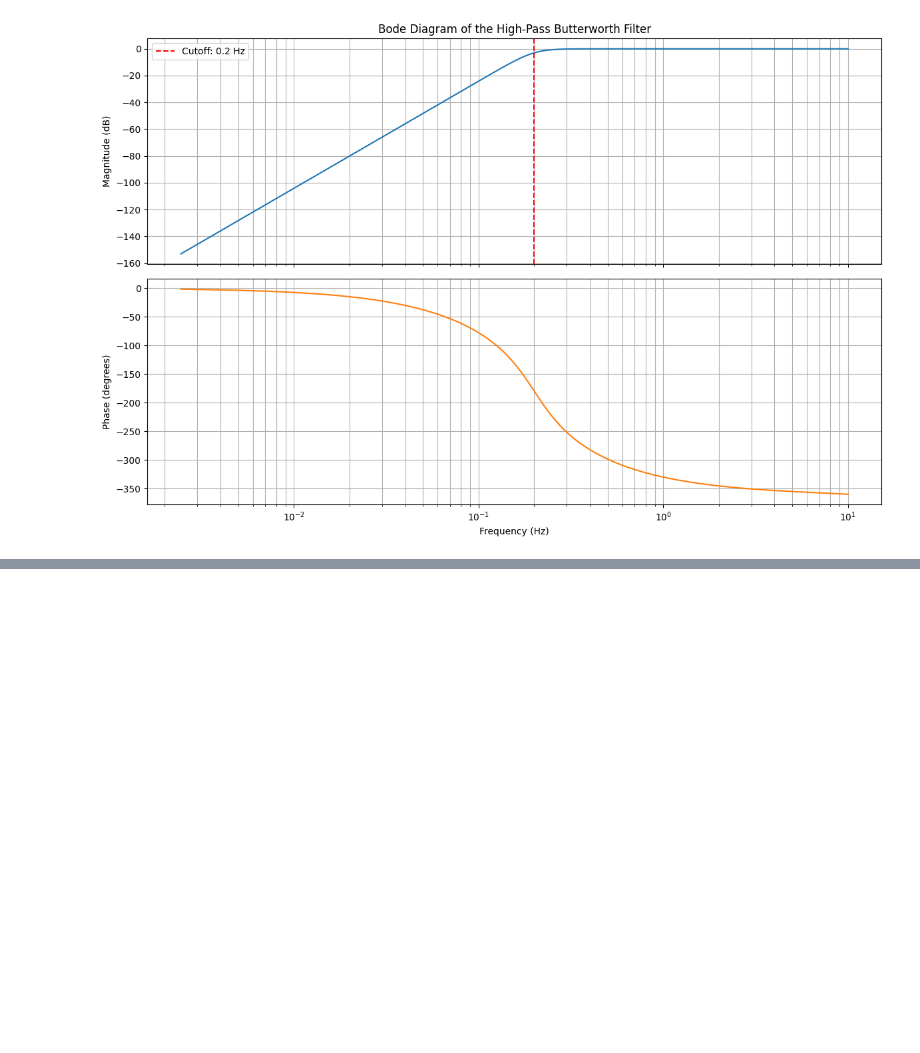
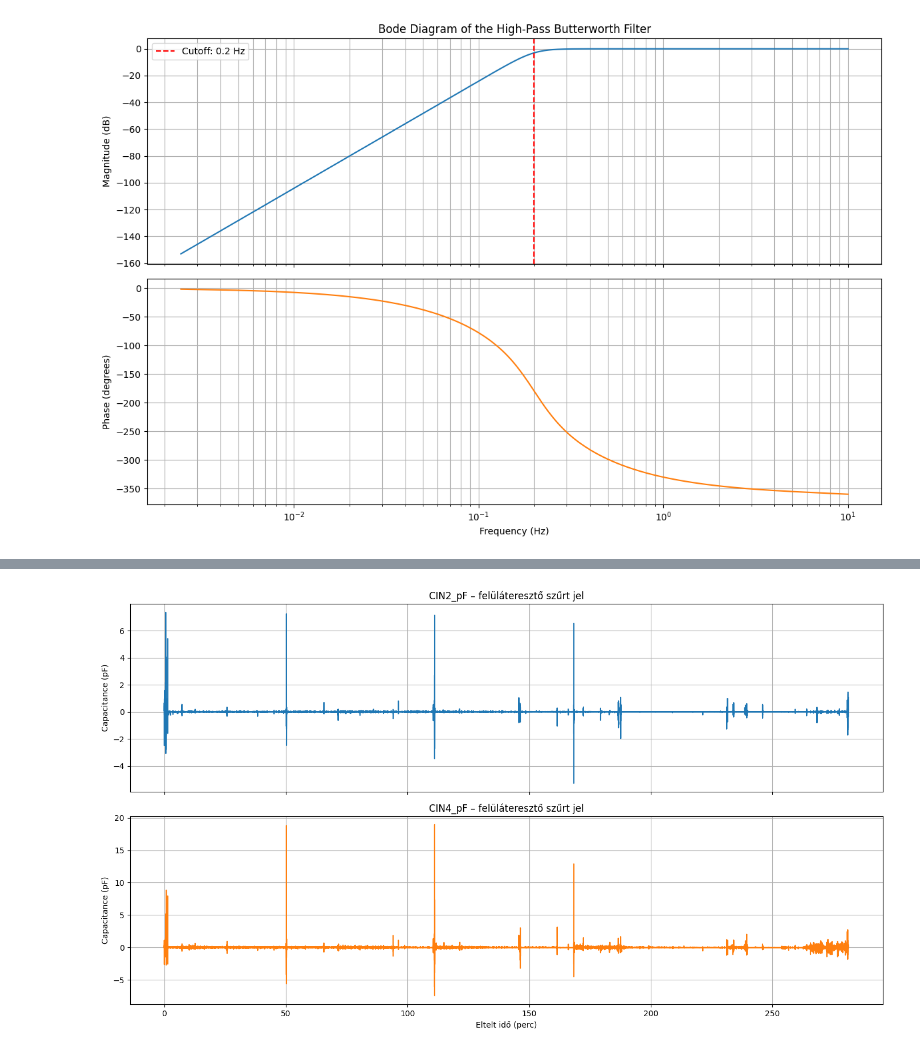
Before and after one commit to Qawes/CapMeter, a Jupyter notebook: MVP_measurements/data_analytics/plotter.ipynb, the cells around one changed output, grey strips where cells are left out. Drawn from its saved outputs; the diff is of its cells as text; code cells hidden in the pictures; blank space fills up the shorter version.

```diff
--- a/MVP_measurements/data_analytics/plotter.ipynb
+++ b/MVP_measurements/data_analytics/plotter.ipynb
@@ -405,0 +410,55 @@ plt.show()
+# %%
+from scipy.signal import butter, sosfiltfilt
+import numpy as np
+
+# Use the data, time, and capacitance series loaded in the previous cells.
+time_ms = pd.to_numeric(time, errors="coerce")
+time_min = (time_ms - time_ms.iloc[0]) / 60000
+sampling_frequency = 1000 / np.median(np.diff(time_ms.dropna().to_numpy()))
+
+# Szűrőparaméterek
+cutoff_frequency = 0.2  # Hz
+filter_order = 4
+nyquist_frequency = sampling_frequency / 2
+
+# Butterworth felüláteresztő szűrő
+sos = butter(
+    filter_order,
+    cutoff_frequency / nyquist_frequency,
+    btype="highpass",
+    output="sos",
+)
+
+capacitance_1_original = (
+    pd.to_numeric(capacitance_1, errors="coerce")
+    .interpolate(limit_direction="both")
+    .to_numpy()
+)
+
+capacitance_2_original = (
+    pd.to_numeric(capacitance_2, errors="coerce")
+    .interpolate(limit_direction="both")
+    .to_numpy()
+)
+
+capacitance_1_highpass = sosfiltfilt(sos, capacitance_1_original)
+capacitance_2_highpass = sosfiltfilt(sos, capacitance_2_original)
+
+# Szűrt jelek ábrázolása
+fig_highpass, axes_highpass = plt.subplots(2, 1, figsize=(14, 8), sharex=True)
+
+axes_highpass[0].plot(time_min, capacitance_1_highpass, color="tab:blue")
+axes_highpass[0].set_ylabel("Capacitance (pF)")
+axes_highpass[0].set_title(f"{capacitance_1_key} – felüláteresztő szűrt jel")
+axes_highpass[0].grid(True)
+
+axes_highpass[1].plot(time_min, capacitance_2_highpass, color="tab:orange")
+axes_highpass[1].set_xlabel("Eltelt idő (perc)")
+axes_highpass[1].set_ylabel("Capacitance (pF)")
+axes_highpass[1].set_title(f"{capacitance_2_key} – felüláteresztő szűrt jel")
+axes_highpass[1].grid(True)
+
+plt.tight_layout()
+plt.show()
+# %% [output]
+[figure, added]
```
Also changed, not shown: parts of 9 cells of this notebook, 4 other files.
